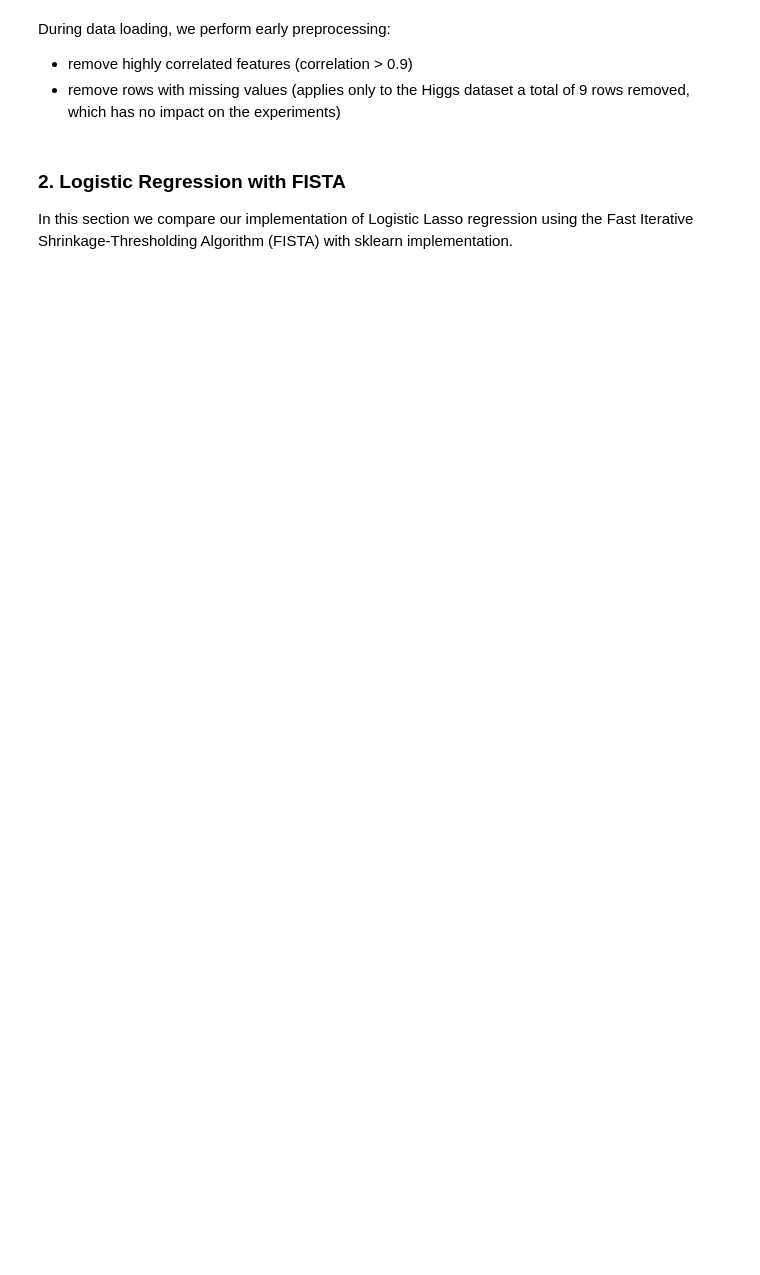
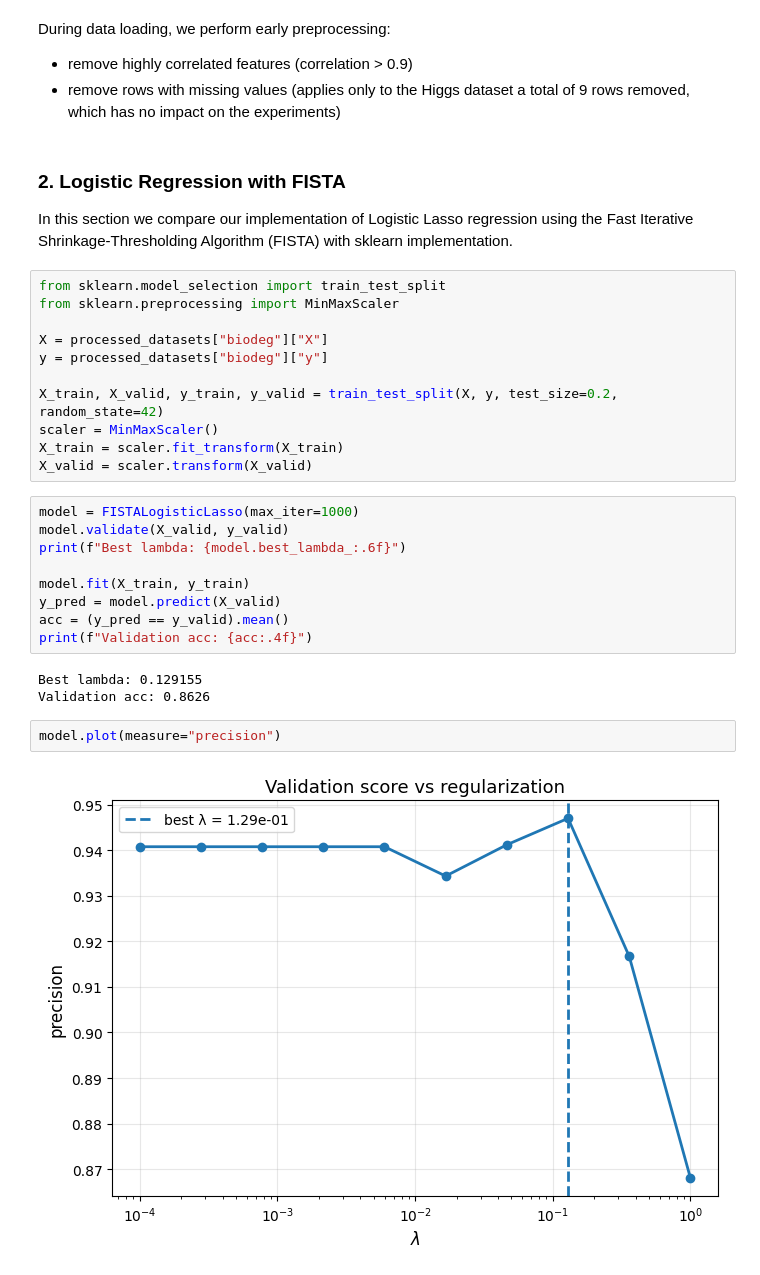
Before and after one commit to kwiatkowskaa/logistic-regression-missing-labels, a Jupyter notebook: notebooks/fista_logreg_unlabeled.ipynb, the cells around one changed output. Cells and saved outputs as stored; diff of their text form; blank space fills up the shorter version.

Commit message:
initial FISTA

```diff
--- a/notebooks/fista_logreg_unlabeled.ipynb
+++ b/notebooks/fista_logreg_unlabeled.ipynb
@@ -61,3 +62,30 @@ During data loading, we perform early preprocessing:
 ### 2. Logistic Regression with FISTA
 
 In this section we compare our implementation of Logistic Lasso regression using the Fast Iterative Shrinkage-Thresholding Algorithm (FISTA) with sklearn implementation.
+# %%
+from sklearn.model_selection import train_test_split
+from sklearn.preprocessing import MinMaxScaler
+
+X = processed_datasets["biodeg"]["X"]
+y = processed_datasets["biodeg"]["y"]
+
+X_train, X_valid, y_train, y_valid = train_test_split(X, y, test_size=0.2, random_state=42)
+scaler = MinMaxScaler()
+X_train = scaler.fit_transform(X_train)
+X_valid = scaler.transform(X_valid)
+# %%
+model = FISTALogisticLasso(max_iter=1000)
+model.validate(X_valid, y_valid)
+print(f"Best lambda: {model.best_lambda_:.6f}")
+
+model.fit(X_train, y_train)
+y_pred = model.predict(X_valid)
+acc = (y_pred == y_valid).mean()
+print(f"Validation acc: {acc:.4f}")
+# %% [output]
+Best lambda: 0.129155
+Validation acc: 0.8626
+# %%
+model.plot(measure="precision")
+# %% [output]
+[figure, added]
```
Also changed, not shown: parts of 3 cells of this notebook, 1 other file.
